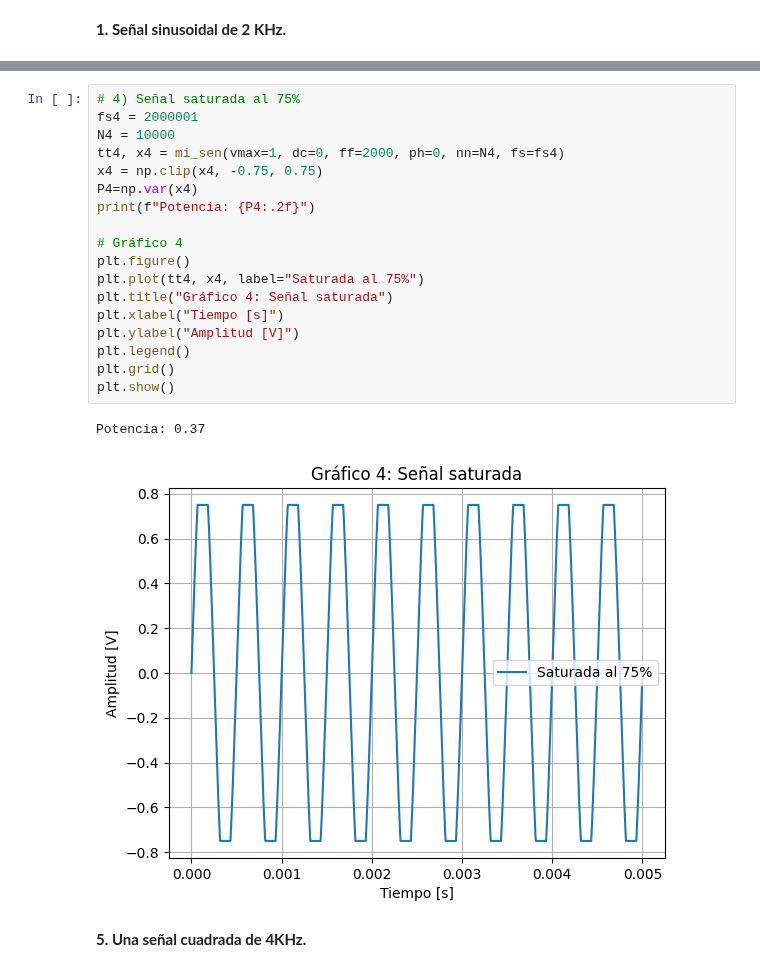
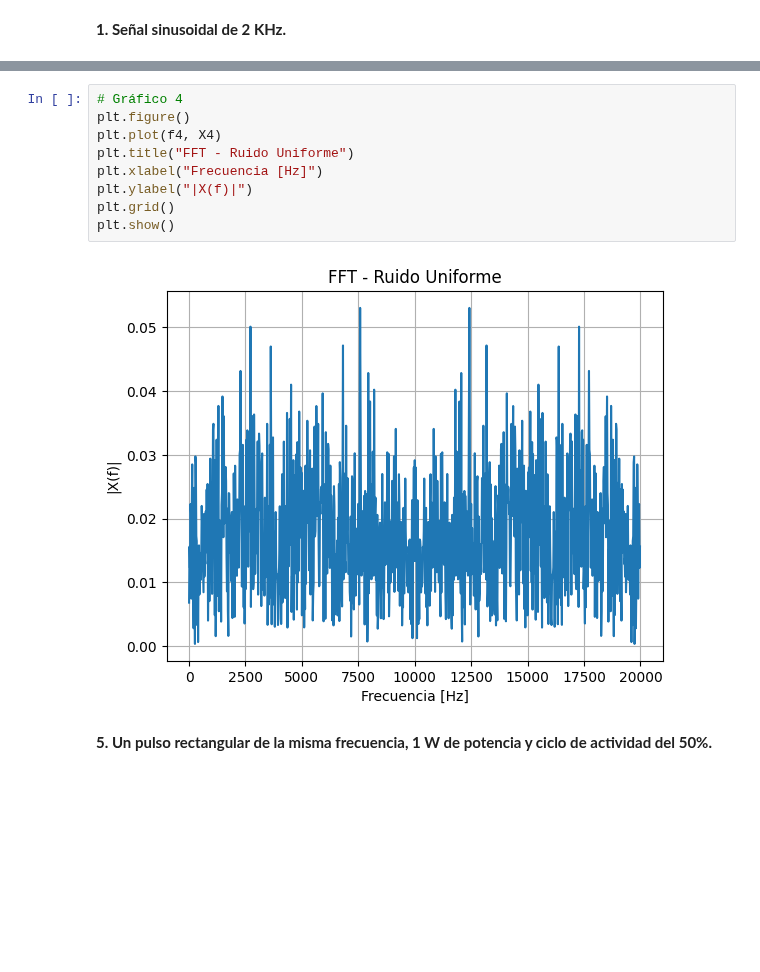
Before and after one commit to SerenaSagg/APS, a Jupyter notebook: TS1.ipynb, the cells around one changed output, grey strips where cells are left out. Cells and saved outputs as stored; diff of their text form; blank space fills up the shorter version.

```diff
--- a/TS1.ipynb
+++ b/TS1.ipynb
@@ -171,23 +213,13 @@ Potencia: 0.75
-# %%
-# 4) Señal saturada al 75%
-fs4 = 2000001
-N4 = 10000
-tt4, x4 = mi_sen(vmax=1, dc=0, ff=2000, ph=0, nn=N4, fs=fs4)
-x4 = np.clip(x4, -0.75, 0.75)
-P4=np.var(x4)
-print(f"Potencia: {P4:.2f}")
-
-# Gráfico 4
-plt.figure()
-plt.plot(tt4, x4, label="Saturada al 75%")
-plt.title("Gráfico 4: Señal saturada")
-plt.xlabel("Tiempo [s]")
-plt.ylabel("Amplitud [V]")
-plt.legend()
-plt.grid()
-plt.show()
-# %% [output]
-Potencia: 0.37
-[figure, removed]
+# %%
+# Gráfico 4
+plt.figure()
+plt.plot(f4, X4)
+plt.title("FFT - Ruido Uniforme")
+plt.xlabel("Frecuencia [Hz]")
+plt.ylabel("|X(f)|")
+plt.grid()
+plt.show()
+# %% [output]
+[figure, added]
 # %% [markdown]
-**5. Una señal cuadrada de 4KHz.**
+**5. Un pulso rectangular de la misma frecuencia, 1 W de potencia y ciclo de actividad del 50%.**
```
Also changed, not shown: parts of 20 cells of this notebook, 1 other file.
